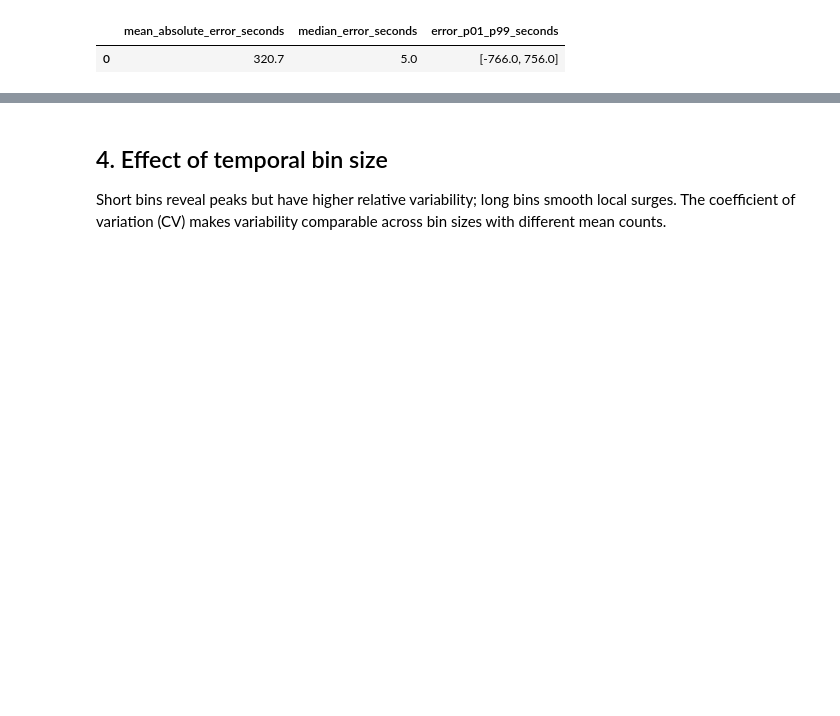
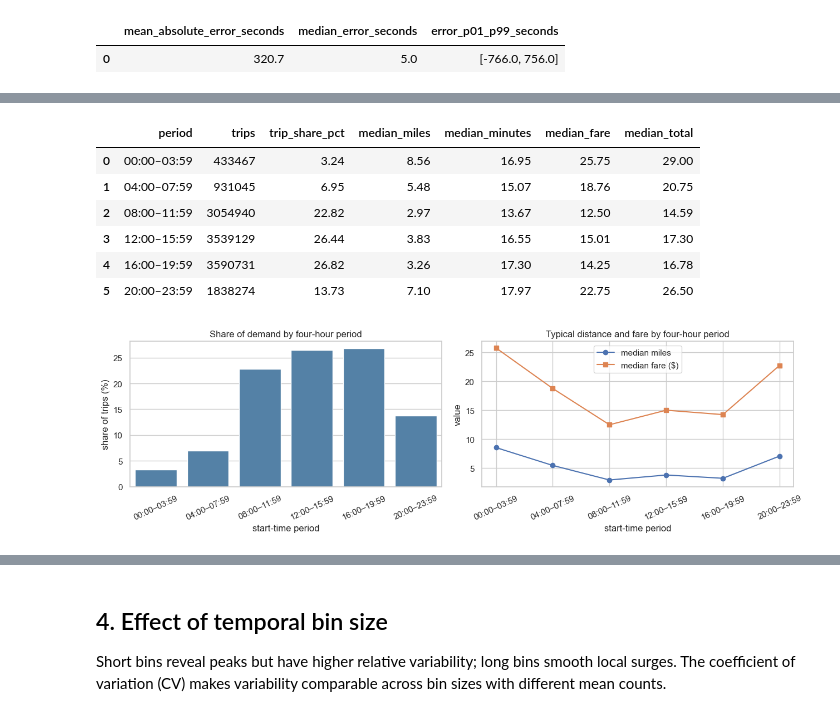
Before and after one commit to angfe/Group-3-AAA, a Jupyter notebook: notebooks/02_01_descriptive_analytics.ipynb, the cells around one changed output, grey strips where cells are left out. Saved outputs shown, nothing was run; the diff lists cells and outputs as text; code cells hidden in the pictures; blank space fills up the shorter version.

```diff
--- a/notebooks/02_01_descriptive_analytics.ipynb
+++ b/notebooks/02_01_descriptive_analytics.ipynb
@@ -176,0 +253,43 @@ display(hourly.round(2))
+# %%
+four_hour_profile = con.sql("""
+SELECT
+    FLOOR(EXTRACT(hour FROM trip_start_timestamp) / 4)::INTEGER * 4 AS period_start_hour,
+    COUNT(*) AS trips,
+    ROUND(COUNT(*) * 100.0 / SUM(COUNT(*)) OVER (), 2) AS trip_share_pct,
+    ROUND(MEDIAN(trip_miles), 2) AS median_miles,
+    ROUND(MEDIAN(trip_seconds) / 60, 2) AS median_minutes,
+    ROUND(MEDIAN(fare), 2) AS median_fare,
+    ROUND(MEDIAN(trip_total), 2) AS median_total
+FROM trips
+GROUP BY 1
+ORDER BY 1
+""").df()
+four_hour_profile["period"] = four_hour_profile.period_start_hour.map(
+    lambda hour: f"{hour:02d}:00–{hour + 3:02d}:59"
+)
+display(four_hour_profile[[
+    "period", "trips", "trip_share_pct", "median_miles",
+    "median_minutes", "median_fare", "median_total",
+]])
+
+fig, axes = plt.subplots(1, 2, figsize=(13, 4))
+sns.barplot(data=four_hour_profile, x="period", y="trip_share_pct", color="steelblue", ax=axes[0])
+axes[0].set(title="Share of demand by four-hour period", xlabel="start-time period", ylabel="share of trips (%)")
+axes[0].tick_params(axis="x", rotation=25)
+
+axes[1].plot(four_hour_profile.period, four_hour_profile.median_miles, marker="o", label="median miles")
+axes[1].plot(four_hour_profile.period, four_hour_profile.median_fare, marker="s", label="median fare ($)")
+axes[1].set(title="Typical distance and fare by four-hour period", xlabel="start-time period", ylabel="value")
+axes[1].tick_params(axis="x", rotation=25)
+axes[1].legend()
+plt.tight_layout()
+plt.show()
+# %% [output]
+|  | period | trips | trip_share_pct | median_miles | median_minutes | median_fare | median_total |
+| 0 | 00:00–03:59 | 433467 | 3.24 | 8.56 | 16.95 | 25.75 | 29.00 |
+| 1 | 04:00–07:59 | 931045 | 6.95 | 5.48 | 15.07 | 18.76 | 20.75 |
+| 2 | 08:00–11:59 | 3054940 | 22.82 | 2.97 | 13.67 | 12.50 | 14.59 |
+| 3 | 12:00–15:59 | 3539129 | 26.44 | 3.83 | 16.55 | 15.01 | 17.30 |
+| 4 | 16:00–19:59 | 3590731 | 26.82 | 3.26 | 17.30 | 14.25 | 16.78 |
+| 5 | 20:00–23:59 | 1838274 | 13.73 | 7.10 | 17.97 | 22.75 | 26.50 |
+[figure, added]
```
Also changed, not shown: parts of 26 cells of this notebook, 2 other files.
